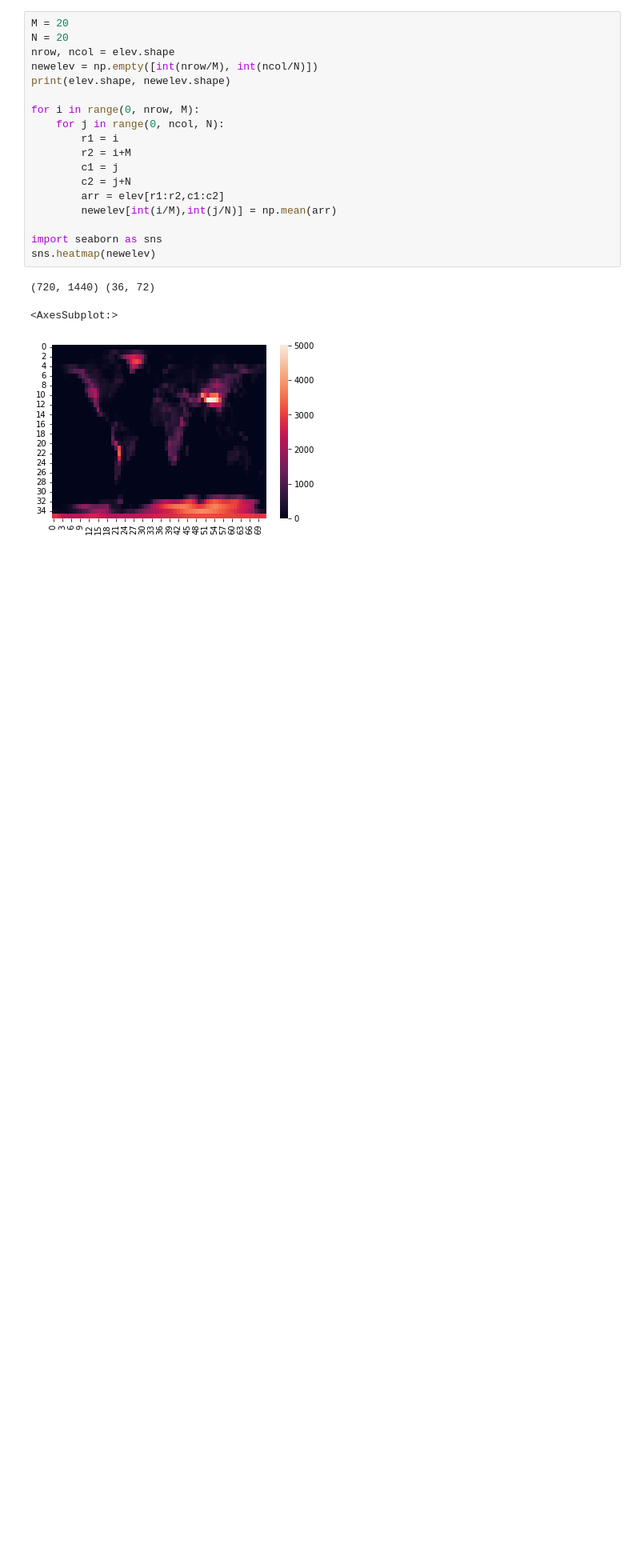
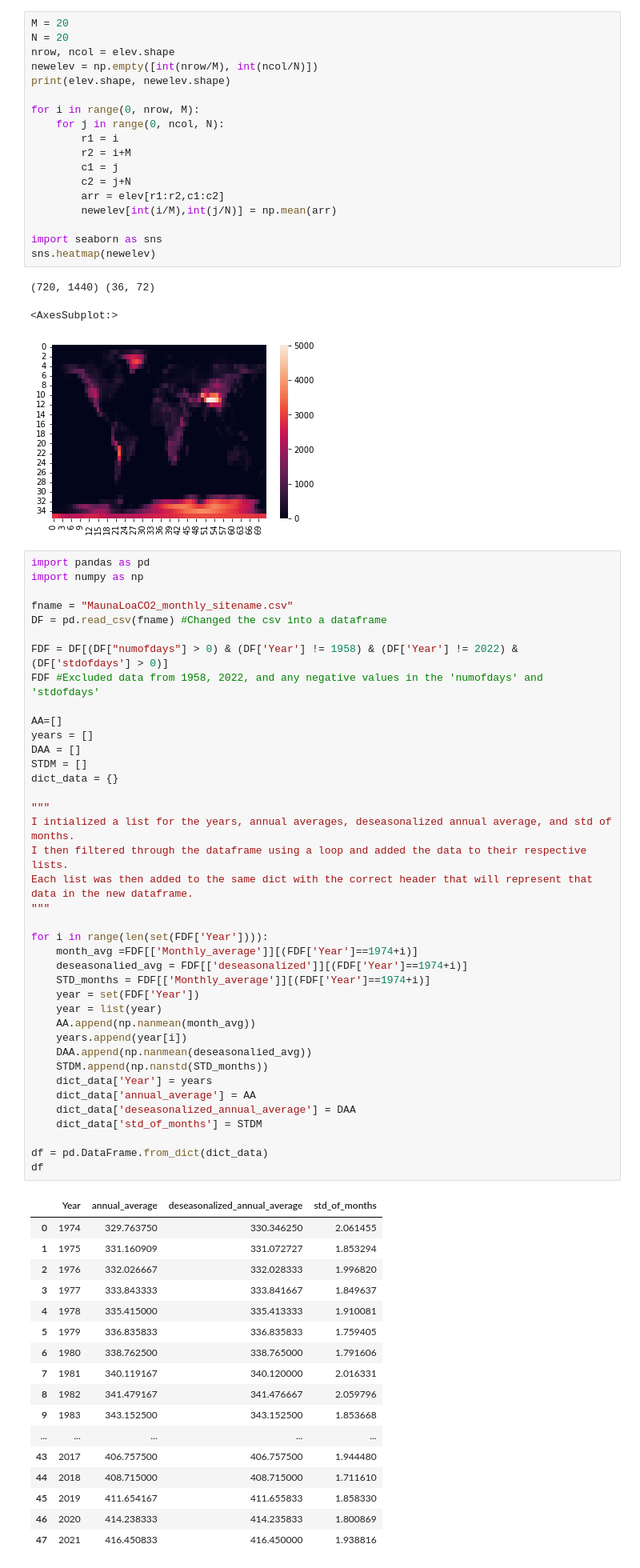
Before and after one commit to youhangkai/MIN_FWE375_Spring2023, a Jupyter notebook: Lec6/Untitled.ipynb, the cells around one changed output. Shown at 80% size. Saved outputs shown, nothing was run; the diff lists cells and outputs as text; blank space fills up the shorter version.

```diff
--- a/Lec6/Untitled.ipynb
+++ b/Lec6/Untitled.ipynb
@@ -119,3 +119,60 @@ sns.heatmap(newelev)
 (720, 1440) (36, 72)
 <AxesSubplot:>
 [figure]
+# %%
+import pandas as pd
+import numpy as np
+
+fname = "MaunaLoaCO2_monthly_sitename.csv"
+DF = pd.read_csv(fname) #Changed the csv into a dataframe
+
+FDF = DF[(DF["numofdays"] > 0) & (DF['Year'] != 1958) & (DF['Year'] != 2022) & (DF['stdofdays'] > 0)]
+FDF #Excluded data from 1958, 2022, and any negative values in the 'numofdays' and 'stdofdays'
+
+AA=[]
+years = []
+DAA = []
+STDM = []
+dict_data = {}
+
+"""
+I intialized a list for the years, annual averages, deseasonalized annual average, and std of months.
+I then filtered through the dataframe using a loop and added the data to their respective lists.
+Each list was then added to the same dict with the correct header that will represent that data in the new dataframe.
+"""
+
+for i in range(len(set(FDF['Year']))):
+    month_avg =FDF[['Monthly_average']][(FDF['Year']==1974+i)]
+    deseasonalied_avg = FDF[['deseasonalized']][(FDF['Year']==1974+i)]
+    STD_months = FDF[['Monthly_average']][(FDF['Year']==1974+i)]
+    year = set(FDF['Year'])
+    year = list(year)
+    AA.append(np.nanmean(month_avg))
+    years.append(year[i])
+    DAA.append(np.nanmean(deseasonalied_avg))
+    STDM.append(np.nanstd(STD_months))
+    dict_data['Year'] = years
+    dict_data['annual_average'] = AA
+    dict_data['deseasonalized_annual_average'] = DAA
+    dict_data['std_of_months'] = STDM
+
+df = pd.DataFrame.from_dict(dict_data)
+df
+# %% [output]
+|  | Year | annual_average | deseasonalized_annual_average | std_of_months |
+| 0 | 1974 | 329.763750 | 330.346250 | 2.061455 |
+| 1 | 1975 | 331.160909 | 331.072727 | 1.853294 |
+| 2 | 1976 | 332.026667 | 332.028333 | 1.996820 |
+| 3 | 1977 | 333.843333 | 333.841667 | 1.849637 |
+| 4 | 1978 | 335.415000 | 335.413333 | 1.910081 |
+| 5 | 1979 | 336.835833 | 336.835833 | 1.759405 |
+| 6 | 1980 | 338.762500 | 338.765000 | 1.791606 |
+| 7 | 1981 | 340.119167 | 340.120000 | 2.016331 |
+| 8 | 1982 | 341.479167 | 341.476667 | 2.059796 |
+| 9 | 1983 | 343.152500 | 343.152500 | 1.853668 |
+| ... | ... | ... | ... | ... |
+| 43 | 2017 | 406.757500 | 406.757500 | 1.944480 |
+| 44 | 2018 | 408.715000 | 408.715000 | 1.711610 |
+| 45 | 2019 | 411.654167 | 411.655833 | 1.858330 |
+| 46 | 2020 | 414.238333 | 414.235833 | 1.800869 |
+| 47 | 2021 | 416.450833 | 416.450000 | 1.938816 |
```
Also changed, not shown: 10 other files.
